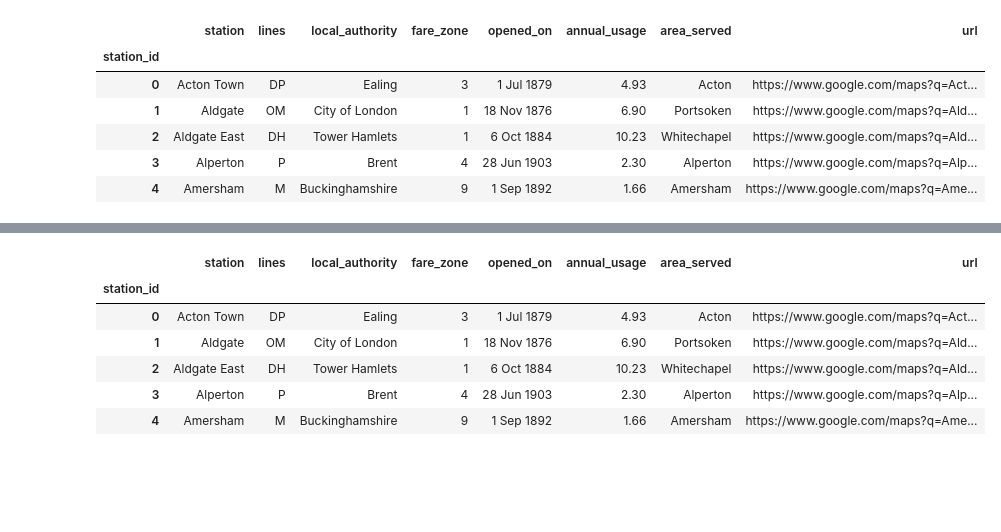
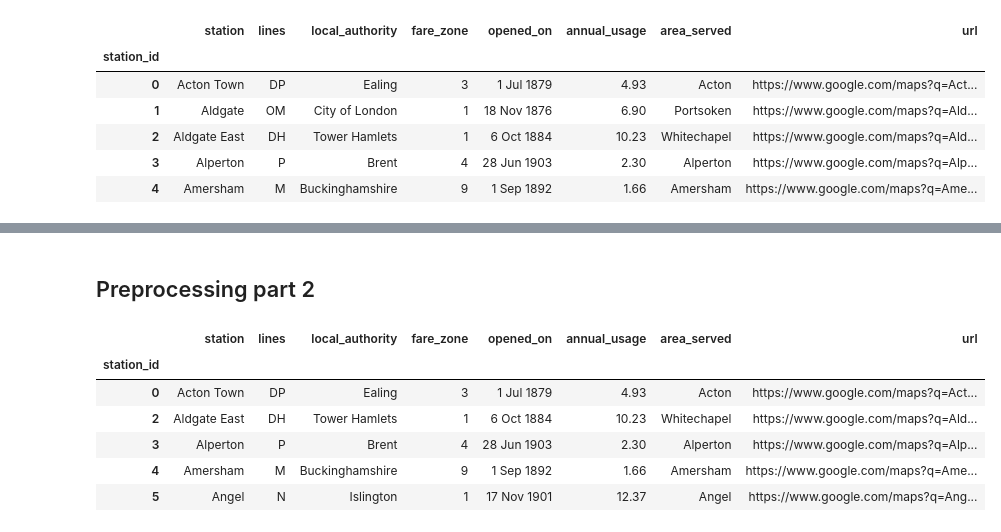
Before and after one commit to nitish-sadhu/tfl_project, a Jupyter notebook: proeprocessing.ipynb, the cells around one changed output, grey strips where cells are left out. Cells and saved outputs as stored; diff of their text form; code cells hidden in the pictures; blank space fills up the shorter version.

```diff
--- a/proeprocessing.ipynb
+++ b/proeprocessing.ipynb
@@ -178,15 +175,9 @@ cursor.execute('SELECT * FROM underground_stations')
 # fetching the table
 table = cursor.fetchall()
 
-test_df = pd.DataFrame(table)
-test_df.columns = ['station_id', 'station', 'lines', 'local_authority', 'fare_zone', 'opened_on', 'annual_usage', 'area_served', 'url']
-test_df.set_index('station_id', inplace=True)
-test_df.head()
+station_df = pd.DataFrame(table)
+station_df.columns = ['station_id', 'station', 'lines', 'local_authority', 'fare_zone', 'opened_on', 'annual_usage', 'area_served', 'url']
+station_df.set_index('station_id', inplace=True)
+station_df.head()
-# %% [output]
-|  | station | lines | local_authority | fare_zone | opened_on | annual_usage | area_served | url |
-| station_id |  |  |  |  |  |  |  |  |
-| 0 | Acton Town | DP | Ealing | 3 | 1 Jul 1879 | 4.93 | Acton | https://www.google.com/maps?q=Act... |
-| 1 | Aldgate | OM | City of London | 1 | 18 Nov 1876 | 6.90 | Portsoken | https://www.google.com/maps?q=Ald... |
-| 2 | Aldgate East | DH | Tower Hamlets | 1 | 6 Oct 1884 | 10.23 | Whitechapel | https://www.google.com/maps?q=Ald... |
-| 3 | Alperton | P | Brent | 4 | 28 Jun 1903 | 2.30 | Alperton | https://www.google.com/maps?q=Alp... |
-| 4 | Amersham | M | Buckinghamshire | 9 | 1 Sep 1892 | 1.66 | Amersham | https://www.google.com/maps?q=Ame... |
+# %% [markdown]
+<h2>Preprocessing part 2</h2>
@@ -192,0 +196,19 @@ test_df.head()
+# %%
+# executing the script
+cursor.execute('SELECT * FROM underground_stations')
+
+# fetching the table
+table = cursor.fetchall()
+
+station_df = pd.DataFrame(table)
+station_df.columns = ['station_id', 'station', 'lines', 'local_authority', 'fare_zone', 'opened_on', 'annual_usage', 'area_served', 'url']
+station_df.set_index('station_id', inplace=True)
+station_df.head()
+# %% [output]
+|  | station | lines | local_authority | fare_zone | opened_on | annual_usage | area_served | url |
+| station_id |  |  |  |  |  |  |  |  |
+| 0 | Acton Town | DP | Ealing | 3 | 1 Jul 1879 | 4.93 | Acton | https://www.google.com/maps?q=Act... |
+| 2 | Aldgate East | DH | Tower Hamlets | 1 | 6 Oct 1884 | 10.23 | Whitechapel | https://www.google.com/maps?q=Ald... |
+| 3 | Alperton | P | Brent | 4 | 28 Jun 1903 | 2.30 | Alperton | https://www.google.com/maps?q=Alp... |
+| 4 | Amersham | M | Buckinghamshire | 9 | 1 Sep 1892 | 1.66 | Amersham | https://www.google.com/maps?q=Ame... |
+| 5 | Angel | N | Islington | 1 | 17 Nov 1901 | 12.37 | Angel | https://www.google.com/maps?q=Ang... |
```
Also changed, not shown: parts of 13 cells of this notebook.
